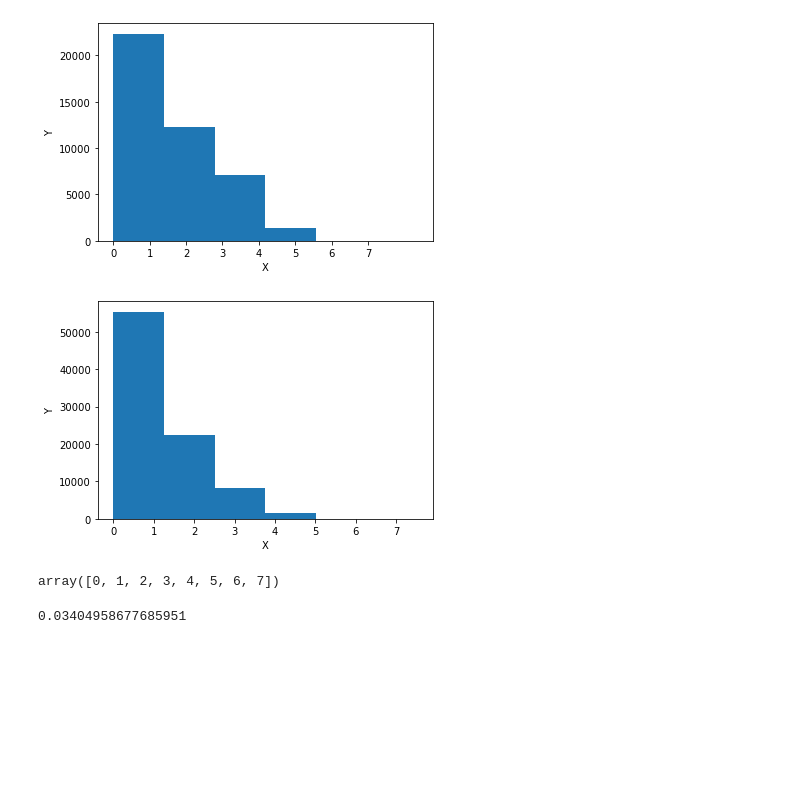
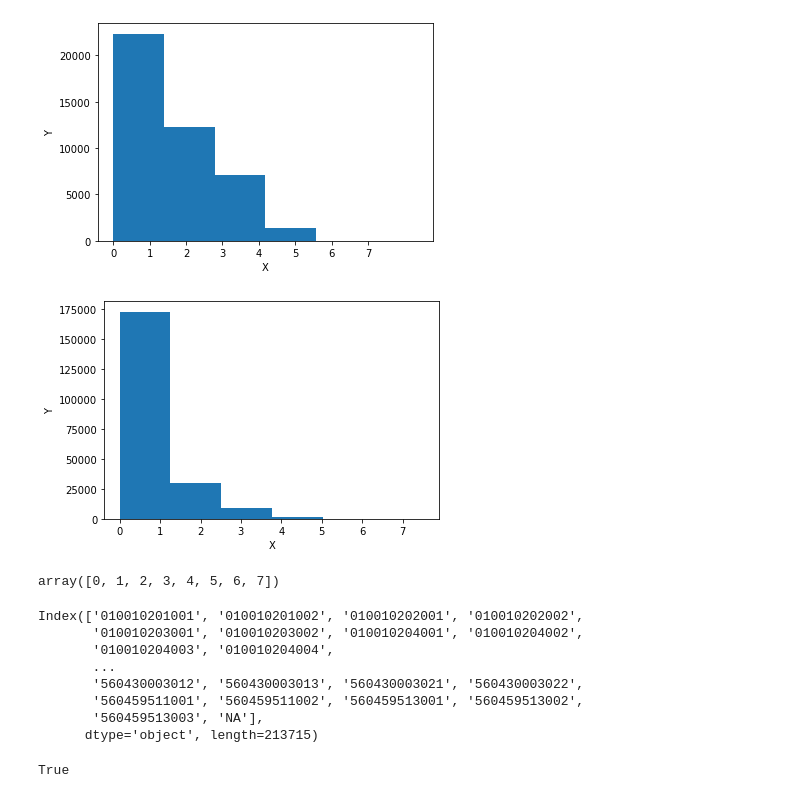
Before and after one commit to DataKind-DC/rcp2, a Jupyter notebook: Code/Models/Smoke_Alarm_Model.ipynb, the cells around one changed output. Saved outputs shown, nothing was run; the diff lists cells and outputs as text; code cells hidden in the pictures; blank space fills up the shorter version.

```diff
--- a/Code/Models/Smoke_Alarm_Model.ipynb
+++ b/Code/Models/Smoke_Alarm_Model.ipynb
@@ -17,6 +19,13 @@ LoadAndCleanARCP = path /'src' /'data'/ 'LoadAndCleanARCP.py'
 # Run methods to obtain clean datasets
 %run $LoadAndCleanACS
 %run $LoadAndCleanARCP
+# %%
+base_path = Path.cwd().parent.parent
+shp_path =  base_path / 'Data' / 'Master Project Data' / 'Tiger_censusBlocks_2016'
+shp_files = shp_path.glob('**/*.zip')
+shapes = gpd.GeoDataFrame()
+for z in shp_files:
+    shapes = shapes.append( gpd.read_file( 'zip://' + str(z) ) )
 # %%
 # to allow for all variables to be displayed in jupyter
 pd.set_option('display.max_rows', 500)
@@ -158,7 +175,7 @@ def CreateConfidenceIntervals(num_surveys,percentage):
 
  We'll then create a new dataset with the aggregated number and percantage of working smoke detectors in each census geography
 # %%
-def CreateSingleLevelSmokeAlarmModel(df,geo_level):
+def CreateSingleLevelSmokeAlarmModel(df,geo_level, acs = ACS.copy() ):
 # This function takes the arc data  into a dataset containing the percentage
 # and number of smoke detectors by census geography
 #
@@ -185,7 +202,8 @@ def CreateSingleLevelSmokeAlarmModel(df,geo_level):
     geo_level_dict = {'State':2,'County':5,'Tract':11,'Block':12}
 
     df['geoid'] = df['geoid'].str[: geo_level_dict[geo_level]]
-
+    acs.index =  acs.index.str[:geo_level_dict[geo_level]]
+    acs.drop_duplicates(inplace = True)
     ## binarize pre_existing_alarms and _tested_and_working
     #  values will now be: 0 if no detectors present and 1 if any number were present
     df['pre_existing_alarms'].where(df['pre_existing_alarms'] < 1, other = 1, inplace = True)
@@ -212,7 +230,11 @@ def CreateSingleLevelSmokeAlarmModel(df,geo_level):
 
     d2 =  df.groupby('geoid')['pre_existing_alarms_tested_and_working'].agg({np.size,np.sum,
                                                                               lambda x: np.sum(x)/np.size(x)* 100 })
-    d2.columns = ['num_surveys_2','detectors_working_total','detectors_working_prc']
+
+    d2.rename({'size':'num_surveys2','sum':'detectors_working_total','<lambda_0>':'detectors_working_prc'},
+                     axis =1,
+                     inplace = True)
+
 
     d2['detectors_working_prc'] = d2['detectors_working_prc'].round(2)
 
@@ -240,6 +262,13 @@ def CreateSingleLevelSmokeAlarmModel(df,geo_level):
 
     detectors = detectors[column_order]
 
+    detectors = detectors[~pd.isna(detectors.index)]
+# fix block model to ensure blocks that weren't visited are added to the model
+    detectors = detectors.reindex(detectors.index.union(acs.index.unique()),fill_value = 0)
+    detectors = detectors[~pd.isna(detectors.index)]
+
+
+# test if there are missing values in resultant
 
     return detectors
 # %%
@@ -281,6 +309,6 @@ arc_tract.describe()
 | max | 4298.000000 | 3394.000000 | 100.000000 | 69.296465 | 2765.000000 | ... |
 # %%
-arc_block = CreateSingleLevelSmokeAlarmModel(arc.copy(),'Block')
+arc_block = CreateSingleLevelSmokeAlarmModel(arc.copy(),'Block',ACS.copy())
 arc_block.describe()
 # %% [output]
 |  | num_surveys | detectors_found_total | detectors_found_prc | detectors_found_CI | detectors_working_total | ... |
@@ -303,13 +379,13 @@ plt.show()
 [figure]
 # %%
 plt.figure()
-plt.hist(np.log(arc_block['num_surveys']),bins=6)
+plt.hist(np.log(arc_block['num_surveys']+1),bins=6)
 plt.xlabel("X")
 plt.ylabel("Y")
 plt.xticks(np.arange(8))
 plt.show()
 # %% [output]
-[figure, old version]
+[figure, new version]
 # %%
 np.arange(8)
 # %% [output]
@@ -317,4 +393,11 @@ array([0, 1, 2, 3, 4, 5, 6, 7])
 # %%
 arc_block[arc_block['num_surveys'] > 30].shape[0]/ arc_block.shape[0]
 # %% [output]
-0.03404958677685951
+Index(['010010201001', '010010201002', '010010202001', '010010202002',
+       '010010203001', '010010203002', '010010204001', '010010204002',
+       '010010204003', '010010204004',
+       ...
+       '560430003012', '560430003013', '560430003021', '560430003022',
+       '560459511001', '560459511002', '560459513001', '560459513002',
+       '560459513003', 'NA'],
+      dtype='object', length=213715)
@@ -329,0 +404,4 @@ for index, row in arc_block.head(n=2).iterrows():
+# %%
+ACS.index.isin(arc_block.index).all()
+# %% [output]
+True
```
Also changed, not shown: parts of 20 cells of this notebook.
